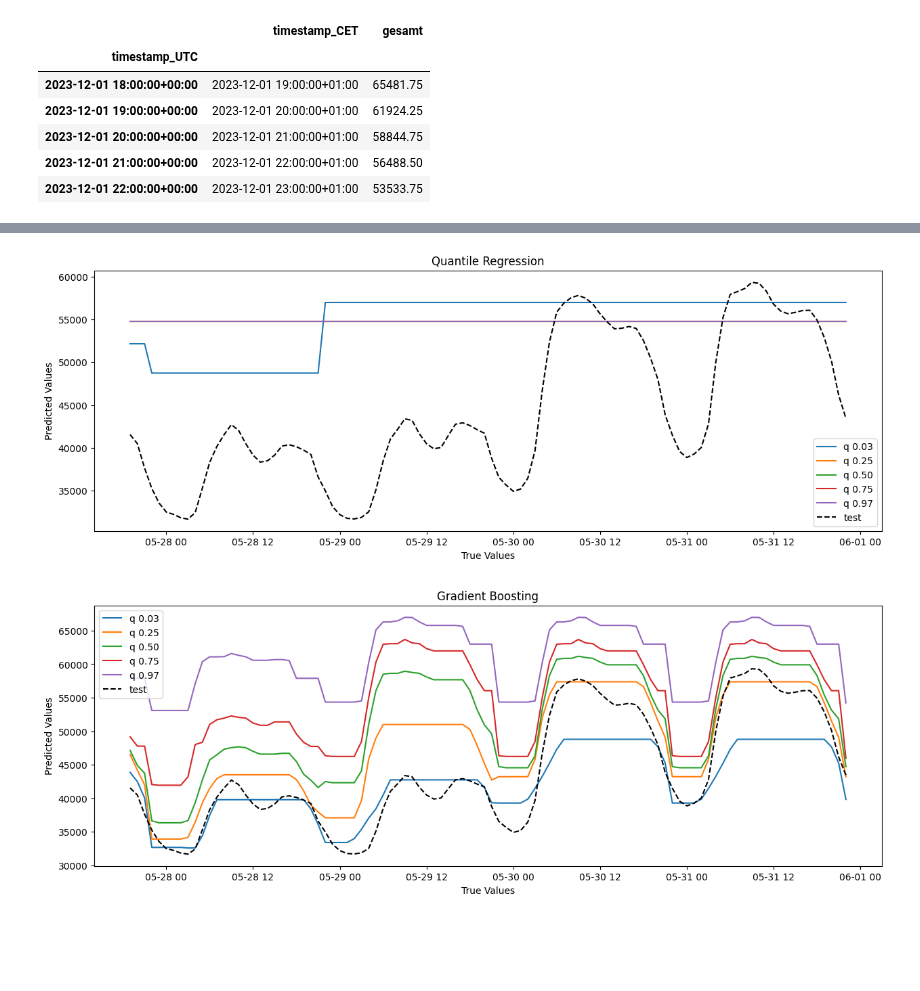
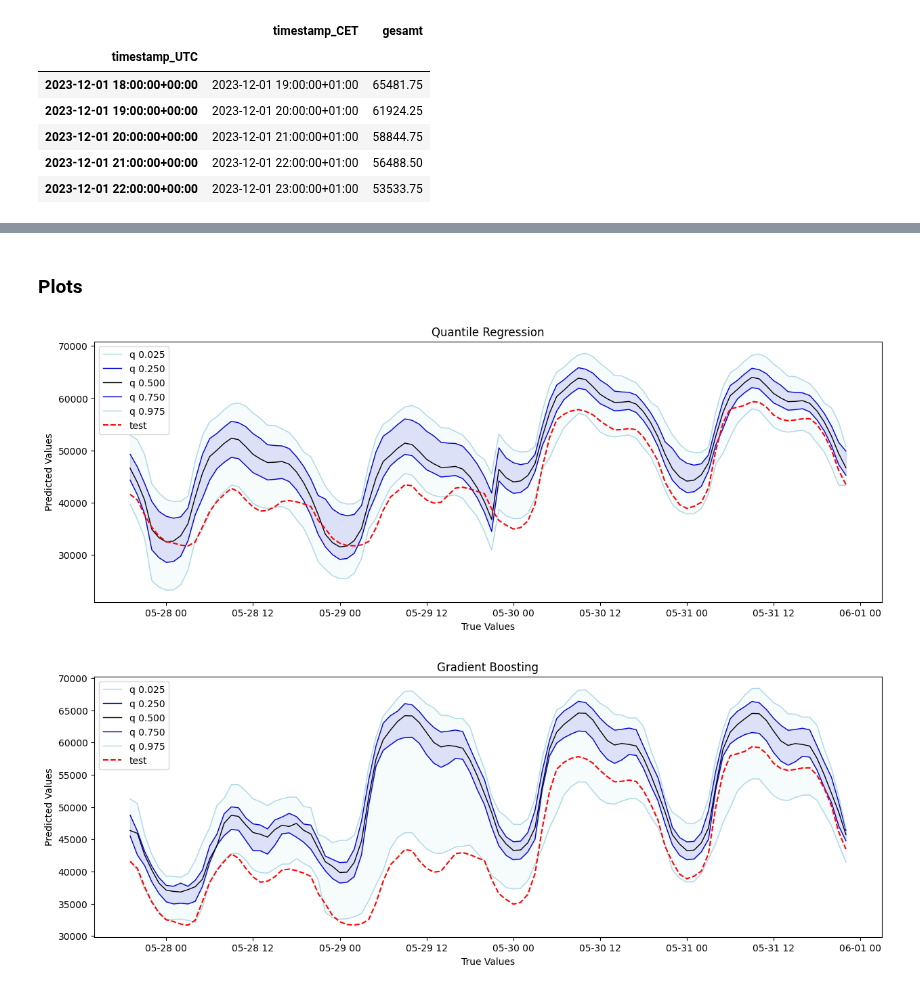
Before and after one commit to hikotei/2023_11-PTSFC, a Jupyter notebook: Energy/2023_12_26 quantile fcast.ipynb, the cells around one changed output, grey strips where cells are left out. Cells and saved outputs as stored; diff of their text form; code cells hidden in the pictures; blank space fills up the shorter version.

Commit message:
quantile reg vs quantile grad boost

```diff
--- a/Energy/2023_12_26 quantile fcast.ipynb
+++ b/Energy/2023_12_26 quantile fcast.ipynb
@@ -179,38 +213,84 @@ df_results_grad_boost.style.apply(highlight_min)
+# %% [markdown]
+### Plots
 # %%
 # Plotting for Quantile Regression
 
 plt.figure(figsize=(15, 5))
 plt.title(f'Quantile Regression')
 
 for name, quant_reg_model in sorted(all_models_quant_reg.items()):
 
     y_pred_quant_reg = quant_reg_model.predict(X_test_dummy)
-    plt.plot(y_test_dummy.index, y_pred_quant_reg, label=f'{name}')
 
-plt.plot(y_test_dummy.index, y_test_dummy, 'k--', label='test')
+    # Save predicted values based on quantile
+    if '0.025' in name:
+        y_pred_025 = y_pred_quant_reg
+        col = 'lightblue'
+    elif '0.25' in name:
+        y_pred_25 = y_pred_quant_reg
+        col = 'mediumblue'
+    elif '0.5' in name:
+        y_pred_50 = y_pred_quant_reg
+        col = 'black'
+    elif '0.75' in name:
+        y_pred_75 = y_pred_quant_reg
+        col = 'mediumblue'
+    elif '0.975' in name:
+        y_pred_975 = y_pred_quant_reg
+        col = 'lightblue'
+
+    # Plot the prediction line
+    plt.plot(y_test_dummy.index, y_pred_quant_reg, label=f'{name}', lw=1, alpha=1, color=col)
+
+plt.fill_between(y_test_dummy.index, y_pred_025, y_pred_975, color='lightblue', alpha=0.1)
+plt.fill_between(y_test_dummy.index, y_pred_25, y_pred_75, color='mediumblue', alpha=0.1)
+
+plt.plot(y_test_dummy.index, y_test_dummy, 'r--', label='test')
 
 plt.xlabel('True Values')
 plt.ylabel('Predicted Values')
 plt.legend()
 plt.show()
 # %% [output]
-[figure, old version]
+[figure, new version]
 # %%
-# Plotting for Quantile Regression
+# Plotting for Gradient Boosting
 
 plt.figure(figsize=(15, 5))
 plt.title(f'Gradient Boosting')
 
 for name, grad_boost_model in sorted(all_models_grad_boost.items()):
 
-    y_pred_grad_boost = grad_boost_model .predict(X_test_fturs)
-    plt.plot(y_test_fturs.index, y_pred_grad_boost, label=f'{name}')
+    y_pred = grad_boost_model.predict(X_test_fturs)
 
-plt.plot(y_test_fturs.index, y_test_fturs, 'k--', label='test')
+    # Save predicted values based on quantile
+    if '0.025' in name:
+        y_pred_025 = y_pred
+        col = 'lightblue'
+    elif '0.25' in name:
+        y_pred_25 = y_pred
+        col = 'mediumblue'
+    elif '0.5' in name:
+        y_pred_50 = y_pred
+        col = 'black'
+    elif '0.75' in name:
+        y_pred_75 = y_pred
+        col = 'mediumblue'
+    elif '0.975' in name:
+        y_pred_975 = y_pred
+        col = 'lightblue'
+
+    # Plot the prediction line
+    plt.plot(y_test_dummy.index, y_pred, label=f'{name}', lw=1, alpha=1, color=col)
+
+plt.fill_between(y_test_fturs.index, y_pred_025, y_pred_975, color='lightblue', alpha=0.1)
+plt.fill_between(y_test_fturs.index, y_pred_25, y_pred_75, color='mediumblue', alpha=0.1)
+
+plt.plot(y_test_fturs.index, y_test_fturs, 'r--', label='test')
 
 plt.xlabel('True Values')
 plt.ylabel('Predicted Values')
 plt.legend()
 plt.show()
 # %% [output]
-[figure, old version]
+[figure, new version]
```
Also changed, not shown: parts of 9 cells of this notebook.
